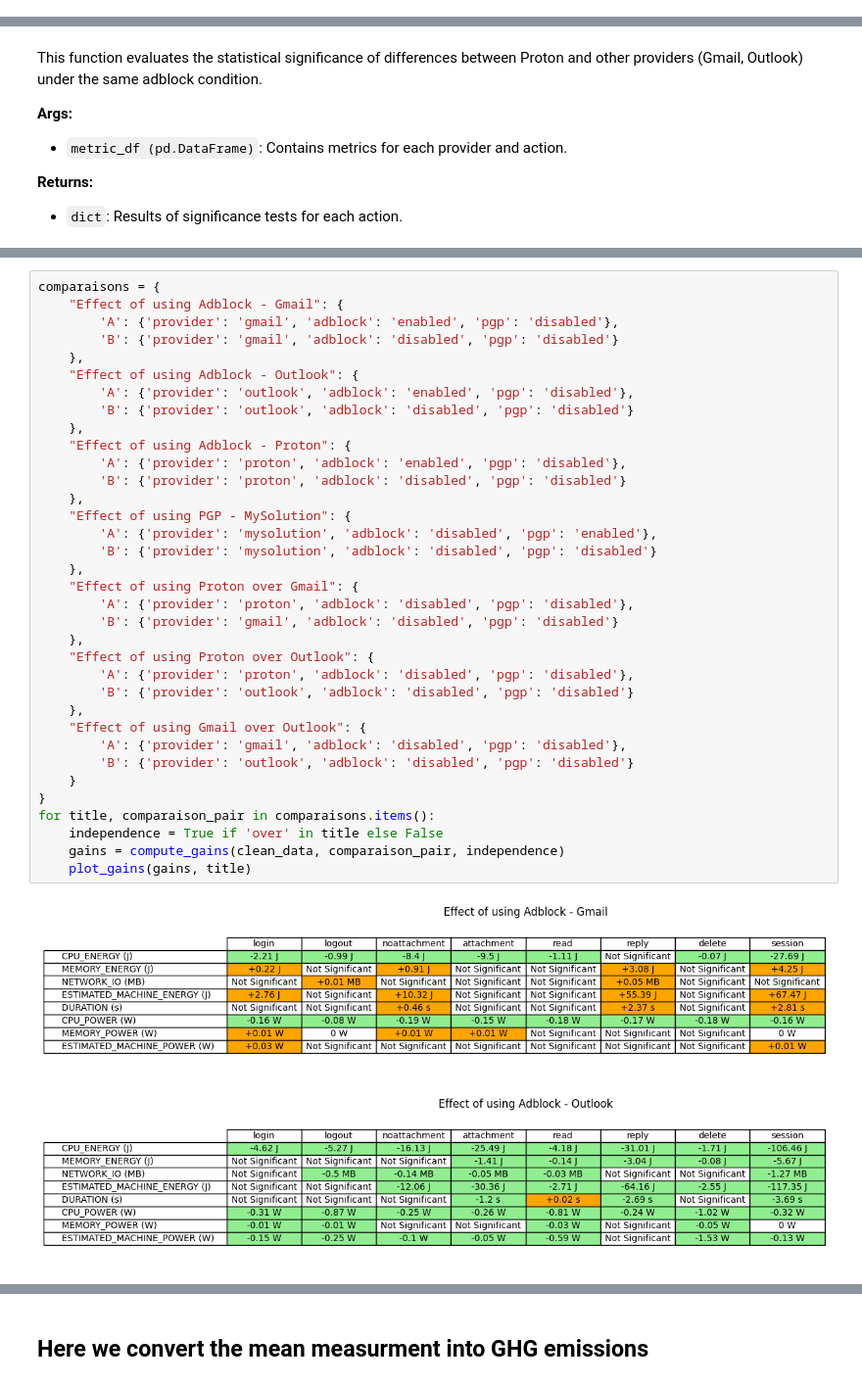
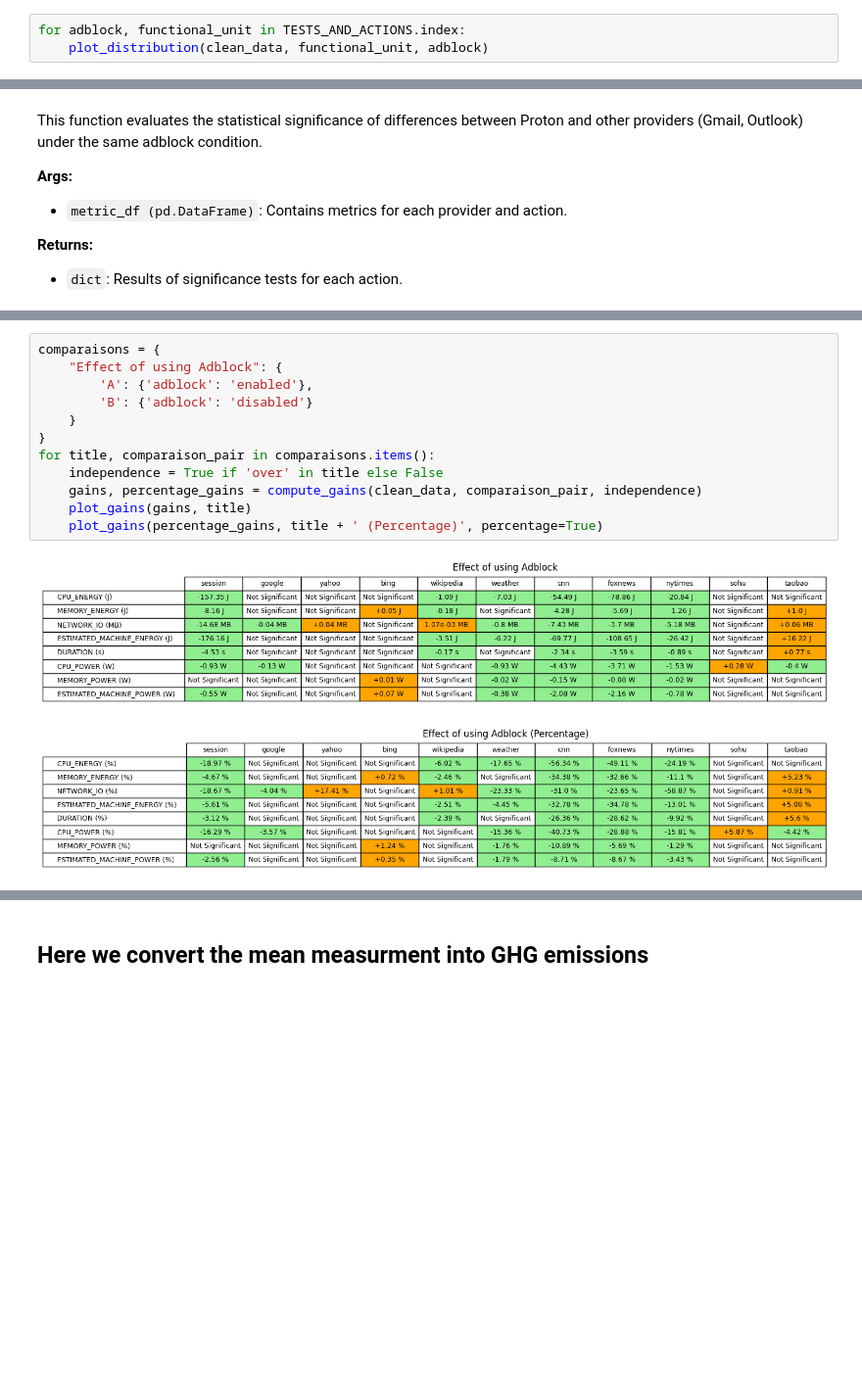
Before and after one commit to jkayembe/thesis, a Jupyter notebook: notebook/2025_topnews_data_analysis.ipynb, the cells around one changed output, grey strips where cells are left out. Shown at 98% size. Drawn from its saved outputs; the diff is of its cells as text; blank space fills up the shorter version.

```diff
--- a/notebook/2025_topnews_data_analysis.ipynb
+++ b/notebook/2025_topnews_data_analysis.ipynb
@@ -559,3 +566,6 @@ count_distinct_samples(clean_data)
+# %%
+for adblock, functional_unit in TESTS_AND_ACTIONS.index:
+    plot_distribution(clean_data, functional_unit, adblock)
 # %%
 def get_power_data(data:pd.DataFrame):
     new_columns = ['CPU_POWER', 'MEMORY_POWER', 'ESTIMATED_MACHINE_POWER']
@@ -802,39 +831,16 @@ def plot_gains(gains: pd.DataFrame, title: str):
     plt.show()
 # %%
 comparaisons = {
-    "Effect of using Adblock - Gmail": {
-        'A': {'provider': 'gmail', 'adblock': 'enabled', 'pgp': 'disabled'},
-        'B': {'provider': 'gmail', 'adblock': 'disabled', 'pgp': 'disabled'}
-    },
-    "Effect of using Adblock - Outlook": {
-        'A': {'provider': 'outlook', 'adblock': 'enabled', 'pgp': 'disabled'},
-        'B': {'provider': 'outlook', 'adblock': 'disabled', 'pgp': 'disabled'}
-    },
-    "Effect of using Adblock - Proton": {
-        'A': {'provider': 'proton', 'adblock': 'enabled', 'pgp': 'disabled'},
-        'B': {'provider': 'proton', 'adblock': 'disabled', 'pgp': 'disabled'}
-    },
-    "Effect of using PGP - MySolution": {
-        'A': {'provider': 'mysolution', 'adblock': 'disabled', 'pgp': 'enabled'},
-        'B': {'provider': 'mysolution', 'adblock': 'disabled', 'pgp': 'disabled'}
-    },
-    "Effect of using Proton over Gmail": {
-        'A': {'provider': 'proton', 'adblock': 'disabled', 'pgp': 'disabled'},
-        'B': {'provider': 'gmail', 'adblock': 'disabled', 'pgp': 'disabled'}
-    },
-    "Effect of using Proton over Outlook": {
-        'A': {'provider': 'proton', 'adblock': 'disabled', 'pgp': 'disabled'},
-        'B': {'provider': 'outlook', 'adblock': 'disabled', 'pgp': 'disabled'}
-    },
-    "Effect of using Gmail over Outlook": {
-        'A': {'provider': 'gmail', 'adblock': 'disabled', 'pgp': 'disabled'},
-        'B': {'provider': 'outlook', 'adblock': 'disabled', 'pgp': 'disabled'}
+    "Effect of using Adblock": {
+        'A': {'adblock': 'enabled'},
+        'B': {'adblock': 'disabled'}
     }
 }
 for title, comparaison_pair in comparaisons.items():
     independence = True if 'over' in title else False
-    gains = compute_gains(clean_data, comparaison_pair, independence)
+    gains, percentage_gains = compute_gains(clean_data, comparaison_pair, independence)
     plot_gains(gains, title)
+    plot_gains(percentage_gains, title + ' (Percentage)', percentage=True)
 # %% [output]
-[figure, old version]
+[figure, new version]
-[figure, old version]
+[figure, new version]
```
Also changed, not shown: parts of 8 cells of this notebook, 1 other file.
